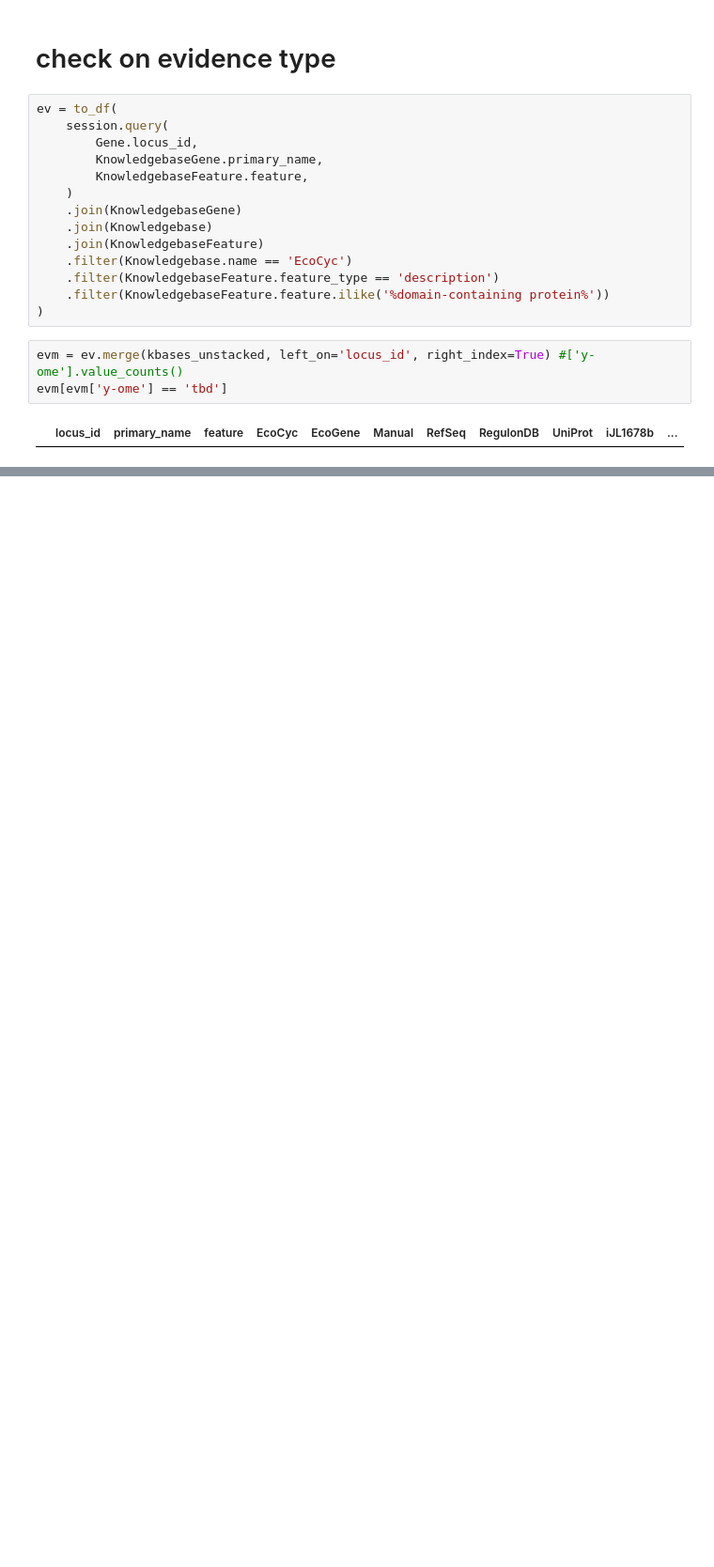
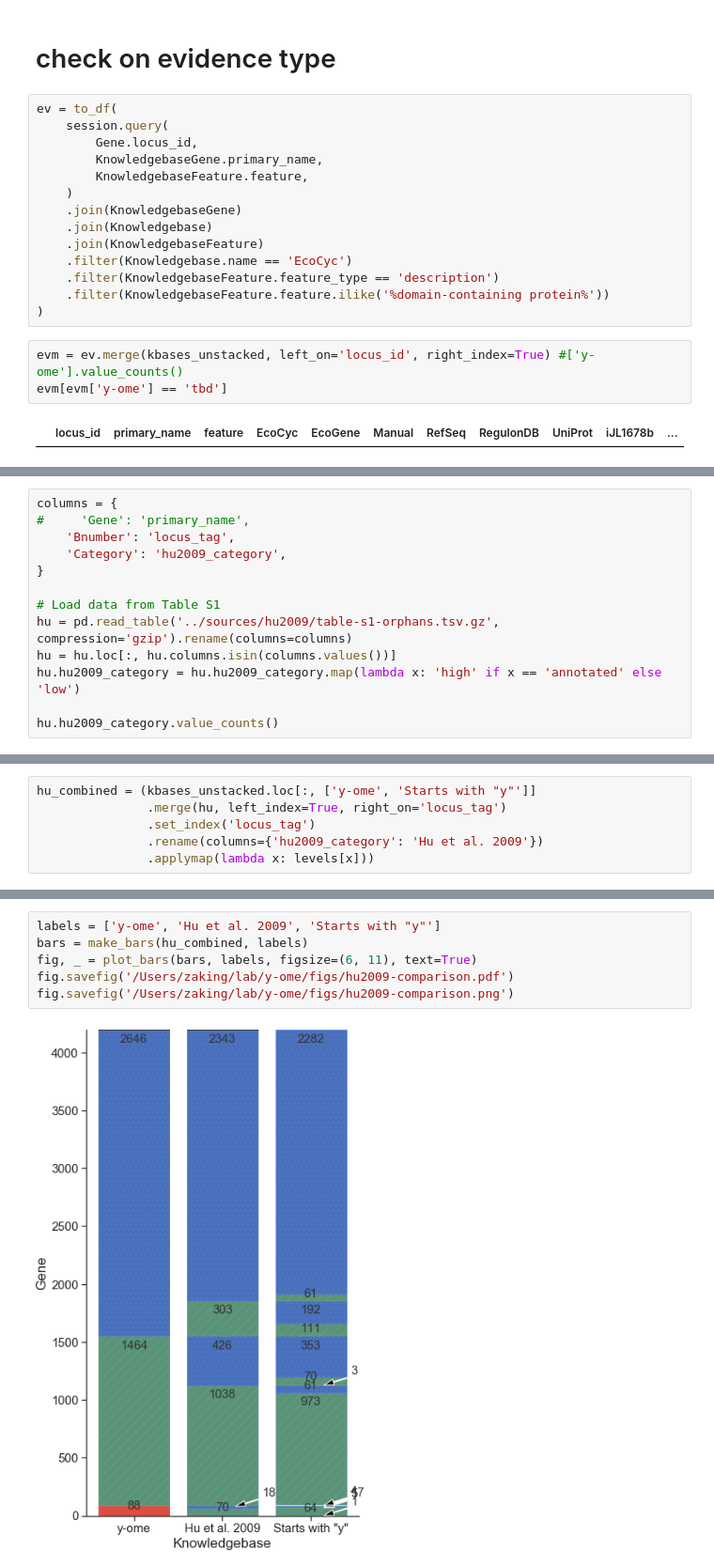
Before and after one commit to zakandrewking/y-ome, a Jupyter notebook: notebooks/17..12.06 y-ome category plots.ipynb, the cells around one changed output, grey strips where cells are left out. Shown at 94% size. Saved outputs shown, nothing was run; the diff lists cells and outputs as text; blank space fills up the shorter version.

Commit message:
made plot for Hu et al 2009 comparison

```diff
--- a/notebooks/17..12.06 Categories.ipynb
+++ b/notebooks/17..12.06 y-ome category plots.ipynb
@@ -249,0 +252,13 @@ evm[evm['y-ome'] == 'tbd']
+# %%
+columns = {
+#     'Gene': 'primary_name',
+    'Bnumber': 'locus_tag',
+    'Category': 'hu2009_category',
+}
+
+# Load data from Table S1
+hu = pd.read_table('../sources/hu2009/table-s1-orphans.tsv.gz', compression='gzip').rename(columns=columns)
+hu = hu.loc[:, hu.columns.isin(columns.values())]
+hu.hu2009_category = hu.hu2009_category.map(lambda x: 'high' if x == 'annotated' else 'low')
+
+hu.hu2009_category.value_counts()
@@ -249,0 +269,6 @@ evm[evm['y-ome'] == 'tbd']
+# %%
+hu_combined = (kbases_unstacked.loc[:, ['y-ome', 'Starts with "y"']]
+               .merge(hu, left_index=True, right_on='locus_tag')
+               .set_index('locus_tag')
+               .rename(columns={'hu2009_category': 'Hu et al. 2009'})
+               .applymap(lambda x: levels[x]))
@@ -249,0 +285,8 @@ evm[evm['y-ome'] == 'tbd']
+# %%
+labels = ['y-ome', 'Hu et al. 2009', 'Starts with "y"']
+bars = make_bars(hu_combined, labels)
+fig, _ = plot_bars(bars, labels, figsize=(6, 11), text=True)
+fig.savefig('/Users/zaking/lab/y-ome/figs/hu2009-comparison.pdf')
+fig.savefig('/Users/zaking/lab/y-ome/figs/hu2009-comparison.png')
+# %% [output]
+[figure, added]
```
Also changed, not shown: parts of 3 cells of this notebook, 1 other file.
